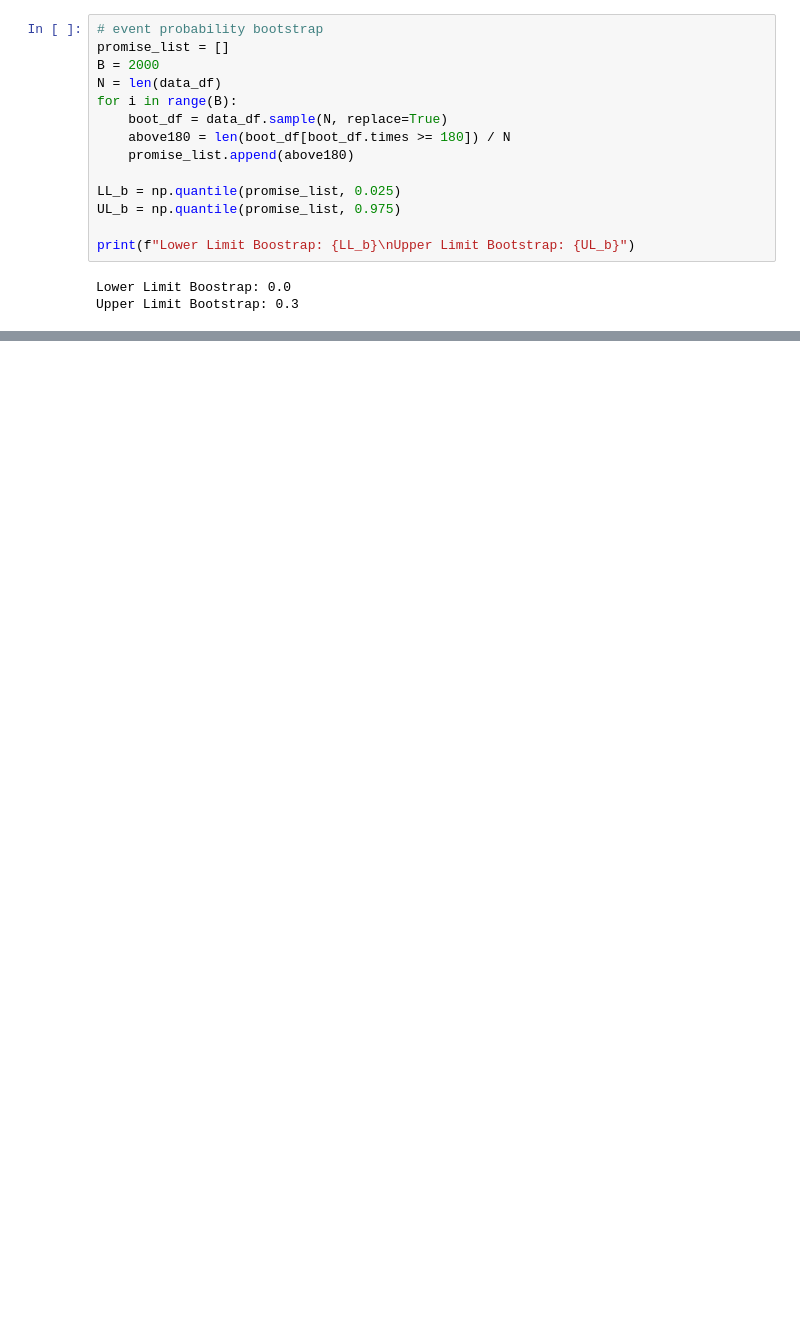
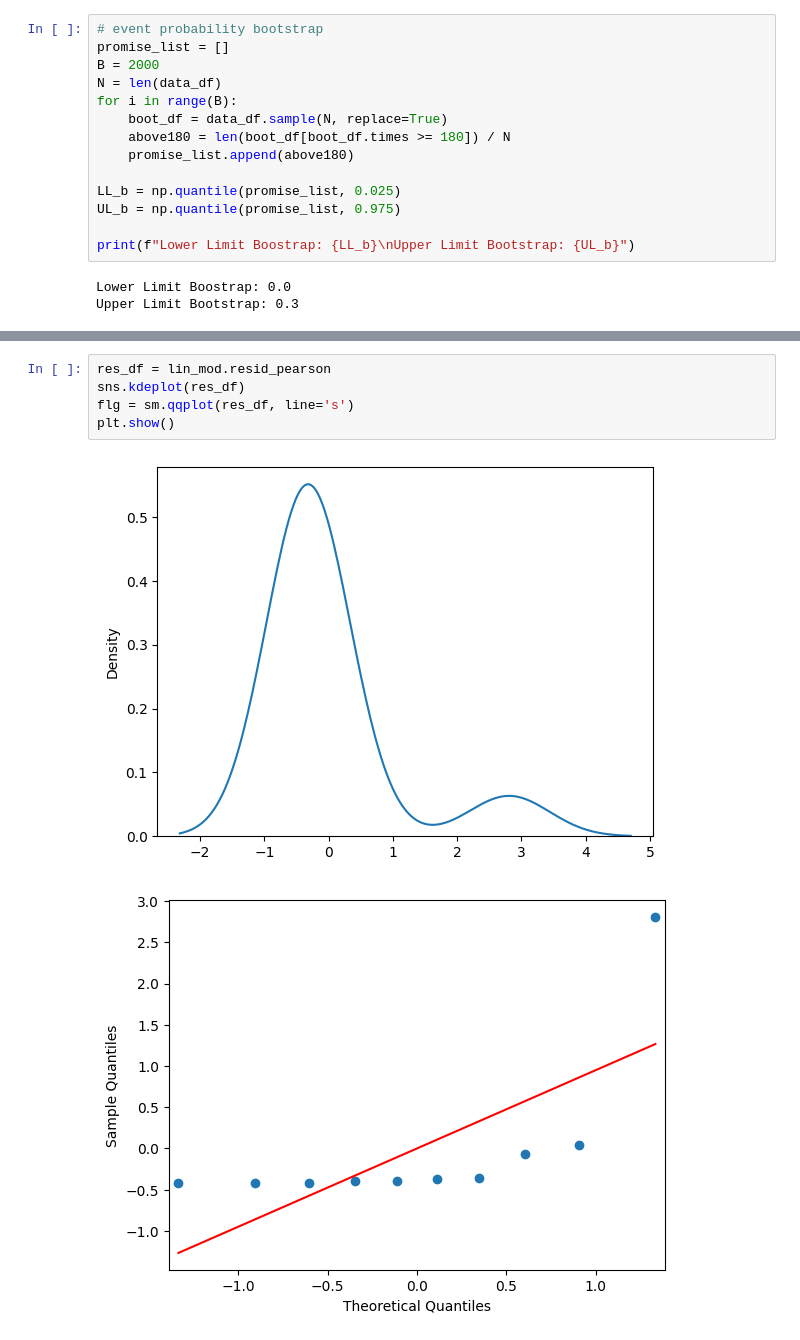
Before and after one commit to BryanEastman/BehavioralDataAnalysis, a Jupyter notebook: Chapter 7 - Measuring uncertainty with the Bootstrap/chapter 7.ipynb, the cells around one changed output, grey strips where cells are left out. Drawn from its saved outputs; the diff is of its cells as text; blank space fills up the shorter version.

```diff
--- a/Chapter 7 - Measuring uncertainty with the Bootstrap/chapter 7.ipynb
+++ b/Chapter 7 - Measuring uncertainty with the Bootstrap/chapter 7.ipynb
@@ -143,0 +149,8 @@ p_val
+# %%
+res_df = lin_mod.resid_pearson
+sns.kdeplot(res_df)
+flg = sm.qqplot(res_df, line='s')
+plt.show()
+# %% [output]
+[figure, added]
+[figure, added]
```
Also changed, not shown: parts of 10 cells of this notebook, 3 other files.
